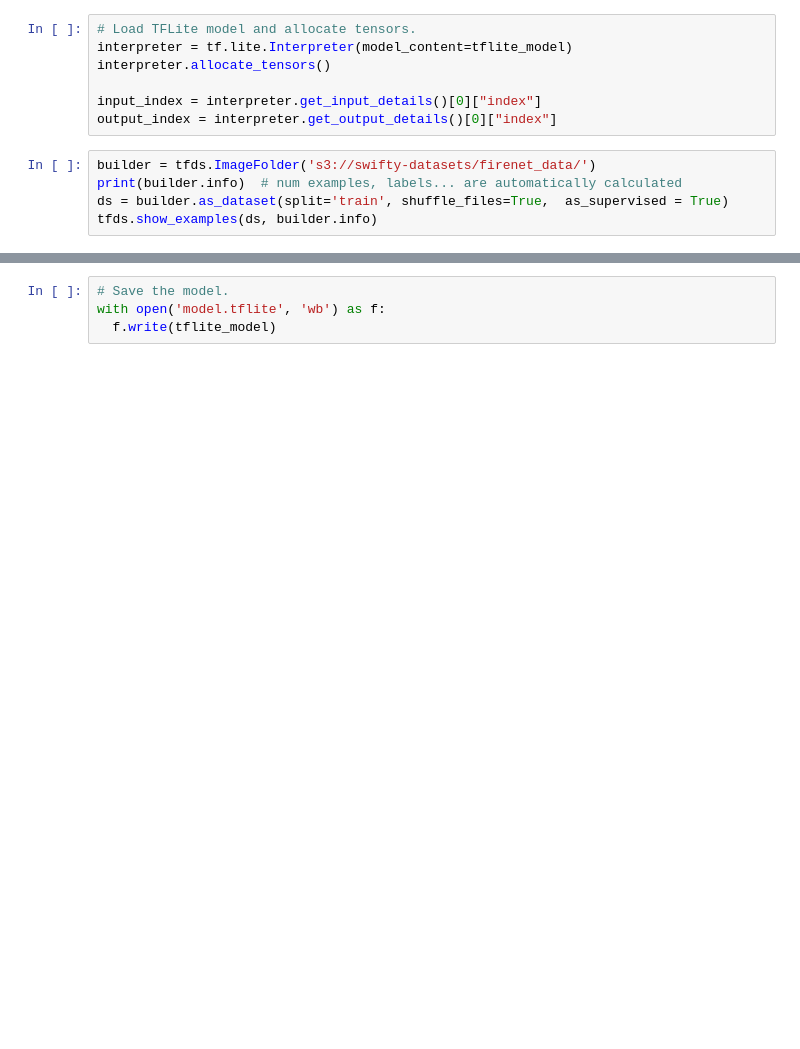
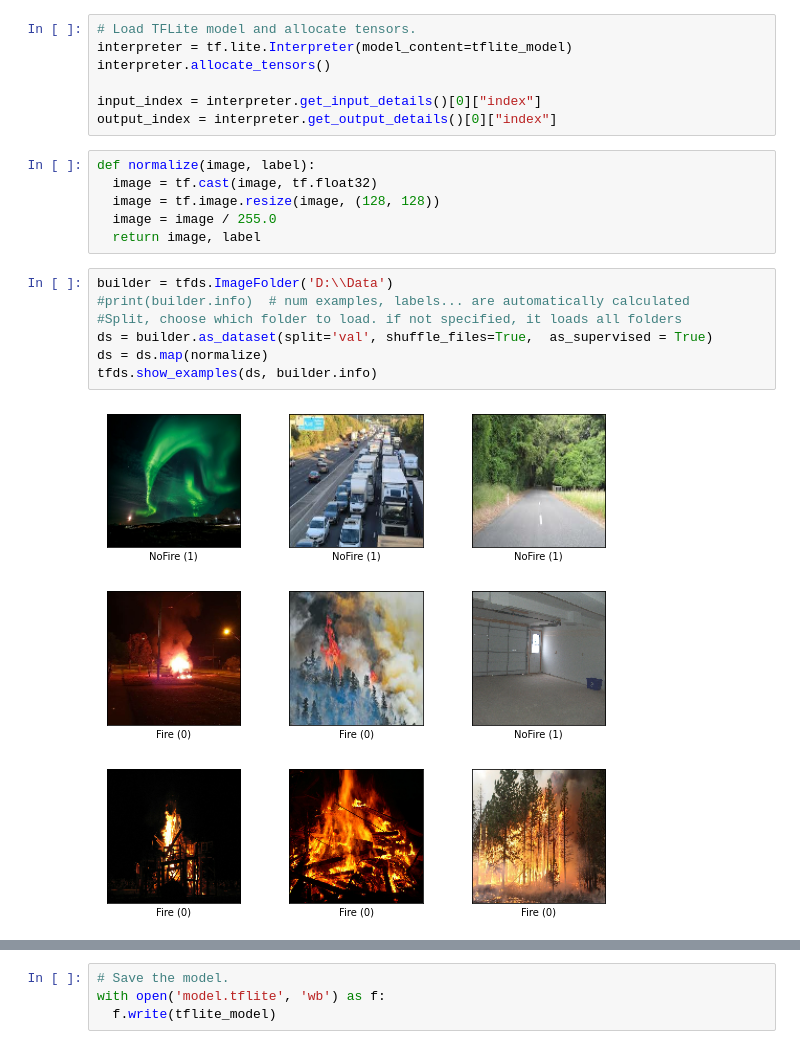
Before and after one commit to SwiftyIsSwaggy/AI-Projects, a Jupyter notebook: Fire_Detection/tfconvert.ipynb, the cells around one changed output, grey strips where cells are left out. Saved outputs shown, nothing was run; the diff lists cells and outputs as text; blank space fills up the shorter version.

```diff
--- a/Fire_Detection/tfconvert.ipynb
+++ b/Fire_Detection/tfconvert.ipynb
@@ -20,8 +23,18 @@ interpreter.allocate_tensors()
 
 input_index = interpreter.get_input_details()[0]["index"]
 output_index = interpreter.get_output_details()[0]["index"]
+# %%
+def normalize(image, label):
+  image = tf.cast(image, tf.float32)
+  image = tf.image.resize(image, (128, 128))
+  image = image / 255.0
+  return image, label
 # %%
-builder = tfds.ImageFolder('s3://swifty-datasets/firenet_data/')
-print(builder.info)  # num examples, labels... are automatically calculated
-ds = builder.as_dataset(split='train', shuffle_files=True,  as_supervised = True)
+builder = tfds.ImageFolder('D:\\Data')
+#print(builder.info)  # num examples, labels... are automatically calculated
+#Split, choose which folder to load. if not specified, it loads all folders
+ds = builder.as_dataset(split='val', shuffle_files=True,  as_supervised = True)
+ds = ds.map(normalize)
 tfds.show_examples(ds, builder.info)
+# %% [output]
+[figure, added]
```
Also changed, not shown: parts of 11 cells of this notebook, 5 other files.
